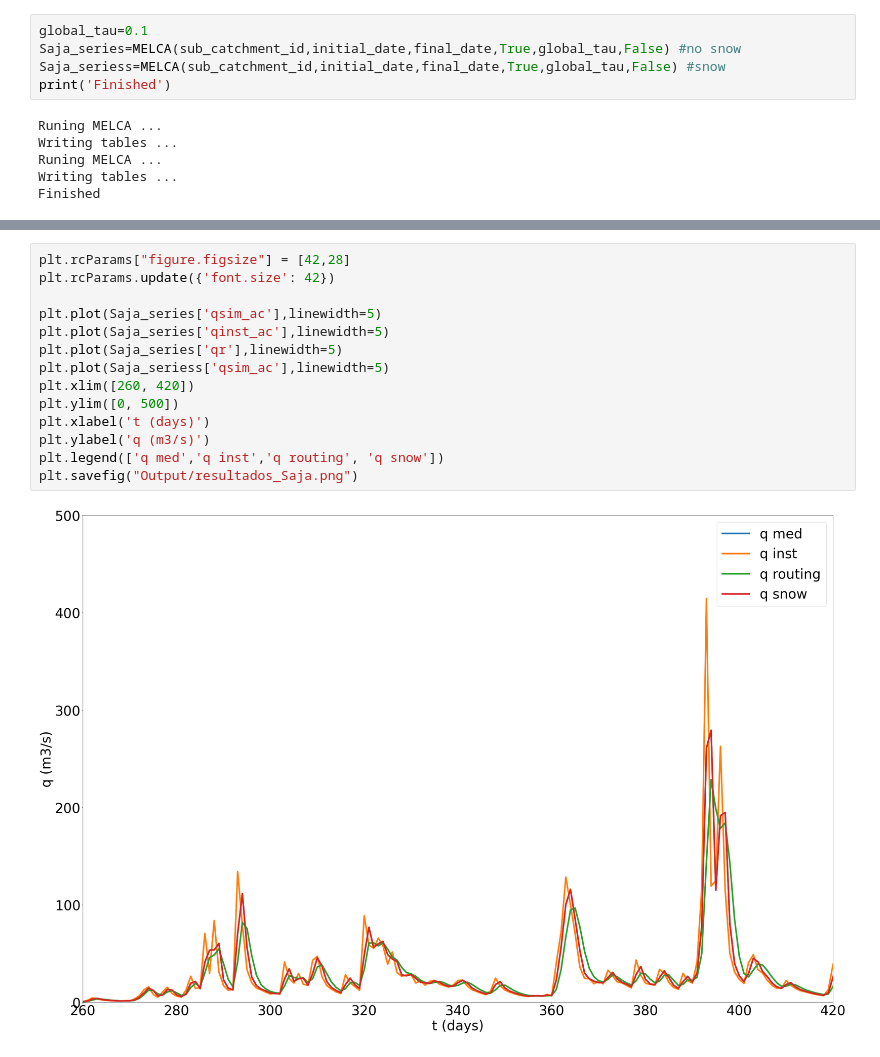
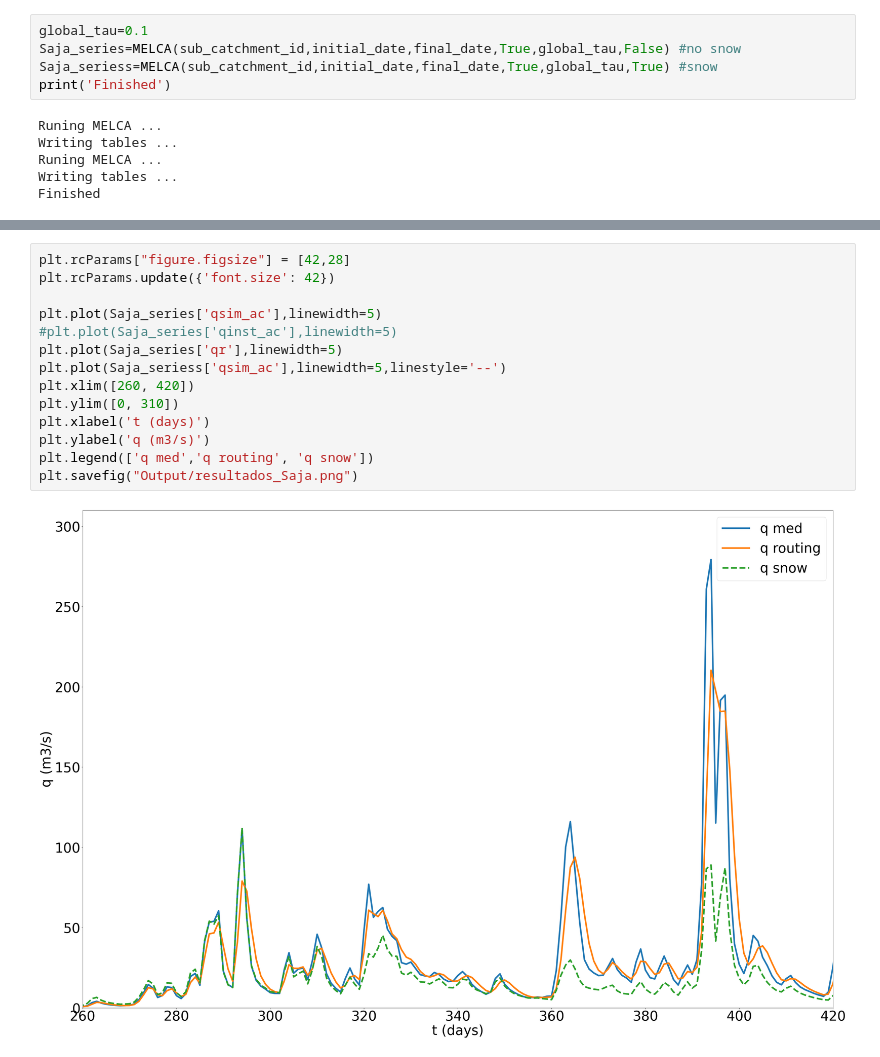
Before and after one commit to aturlione/SIMCA.Saja, a Jupyter notebook: SAJA_NOTEBOOK.ipynb, the cells around one changed output, grey strips where cells are left out. Drawn from its saved outputs; the diff is of its cells as text.

```diff
--- a/SAJA_NOTEBOOK.ipynb
+++ b/SAJA_NOTEBOOK.ipynb
@@ -99,7 +99,7 @@ Resultados_tramos
 # %%
 global_tau=0.1
 Saja_series=MELCA(sub_catchment_id,initial_date,final_date,True,global_tau,False) #no snow
-Saja_seriess=MELCA(sub_catchment_id,initial_date,final_date,True,global_tau,False) #snow
+Saja_seriess=MELCA(sub_catchment_id,initial_date,final_date,True,global_tau,True) #snow
 print('Finished')
 # %% [output]
 Runing MELCA ...
@@ -125,17 +125,17 @@ Saja_series
 7305 rows × 5 columns
-# %%
-plt.rcParams["figure.figsize"] = [42,28]
-plt.rcParams.update({'font.size': 42})
-
-plt.plot(Saja_series['qsim_ac'],linewidth=5)
-plt.plot(Saja_series['qinst_ac'],linewidth=5)
-plt.plot(Saja_series['qr'],linewidth=5)
-plt.plot(Saja_seriess['qsim_ac'],linewidth=5)
-plt.xlim([260, 420])
-plt.ylim([0, 500])
-plt.xlabel('t (days)')
-plt.ylabel('q (m3/s)')
-plt.legend(['q med','q inst','q routing', 'q snow'])
-plt.savefig("Output/resultados_Saja.png")
-# %% [output]
-[figure, removed]
+# %%
+plt.rcParams["figure.figsize"] = [42,28]
+plt.rcParams.update({'font.size': 42})
+
+plt.plot(Saja_series['qsim_ac'],linewidth=5)
+#plt.plot(Saja_series['qinst_ac'],linewidth=5)
+plt.plot(Saja_series['qr'],linewidth=5)
+plt.plot(Saja_seriess['qsim_ac'],linewidth=5,linestyle='--')
+plt.xlim([260, 420])
+plt.ylim([0, 310])
+plt.xlabel('t (days)')
+plt.ylabel('q (m3/s)')
+plt.legend(['q med','q routing', 'q snow'])
+plt.savefig("Output/resultados_Saja.png")
+# %% [output]
+[figure, added]
```
Also changed, not shown: parts of 3 cells of this notebook, 1 other file.
